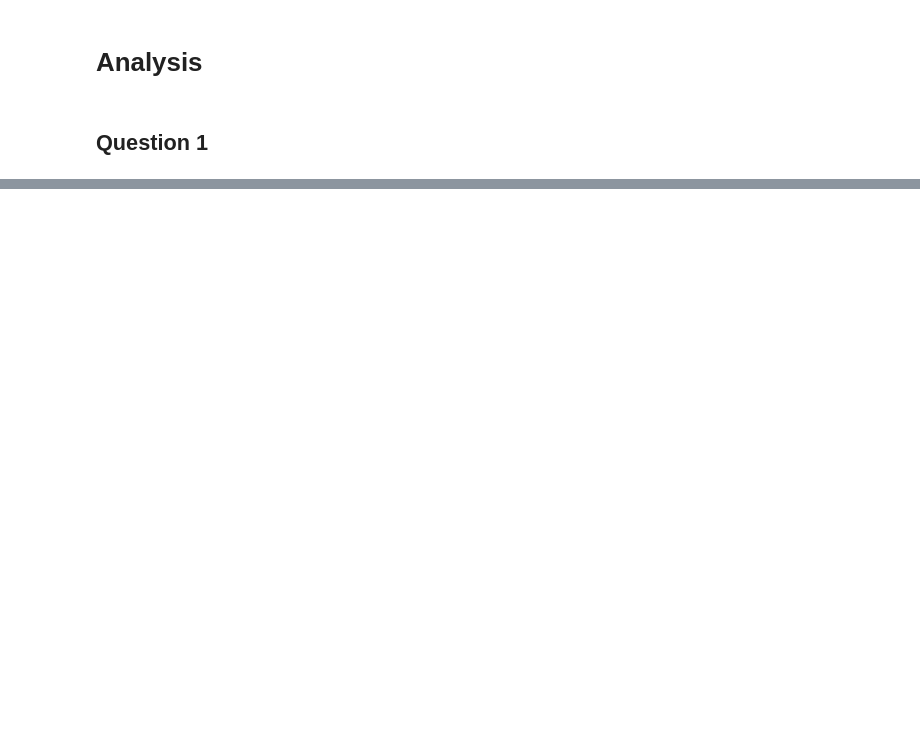
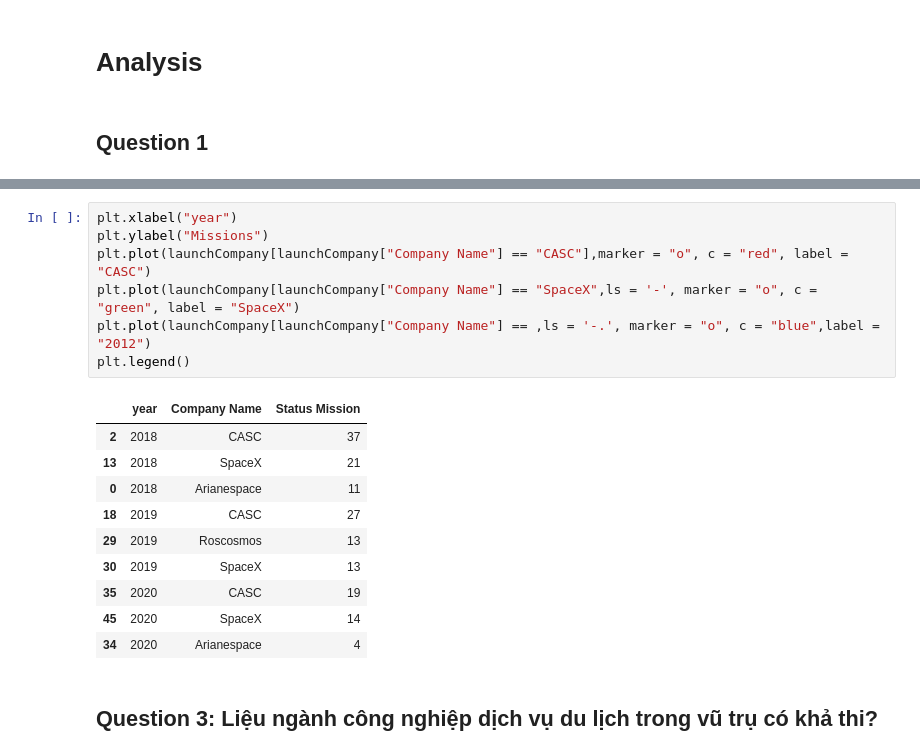
Before and after one commit to TranPhu1999/DH-LTKHDL-CK, a Jupyter notebook: 1712664-TranDucPhu_space.ipynb, the cells around one changed output, grey strips where cells are left out. Saved outputs shown, nothing was run; the diff lists cells and outputs as text; blank space fills up the shorter version.

```diff
--- a/1712664-TranDucPhu_space.ipynb
+++ b/1712664-TranDucPhu_space.ipynb
@@ -123,0 +271,20 @@ Name: Status Mission, dtype: float64
+# %%
+plt.xlabel("year")
+plt.ylabel("Missions")
+plt.plot(launchCompany[launchCompany["Company Name"] == "CASC"],marker = "o", c = "red", label = "CASC")
+plt.plot(launchCompany[launchCompany["Company Name"] == "SpaceX",ls = '-', marker = "o", c = "green", label = "SpaceX")
+plt.plot(launchCompany[launchCompany["Company Name"] == ,ls = '-.', marker = "o", c = "blue",label = "2012")
+plt.legend()
+# %% [output]
+|  | year | Company Name | Status Mission |
+| 2 | 2018 | CASC | 37 |
+| 13 | 2018 | SpaceX | 21 |
+| 0 | 2018 | Arianespace | 11 |
+| 18 | 2019 | CASC | 27 |
+| 29 | 2019 | Roscosmos | 13 |
+| 30 | 2019 | SpaceX | 13 |
+| 35 | 2020 | CASC | 19 |
+| 45 | 2020 | SpaceX | 14 |
+| 34 | 2020 | Arianespace | 4 |
+# %% [markdown]
+## Question 3: Liệu ngành công nghiệp dịch vụ du lịch trong vũ trụ có khả thi?
```
Also changed, not shown: parts of 34 cells of this notebook.
